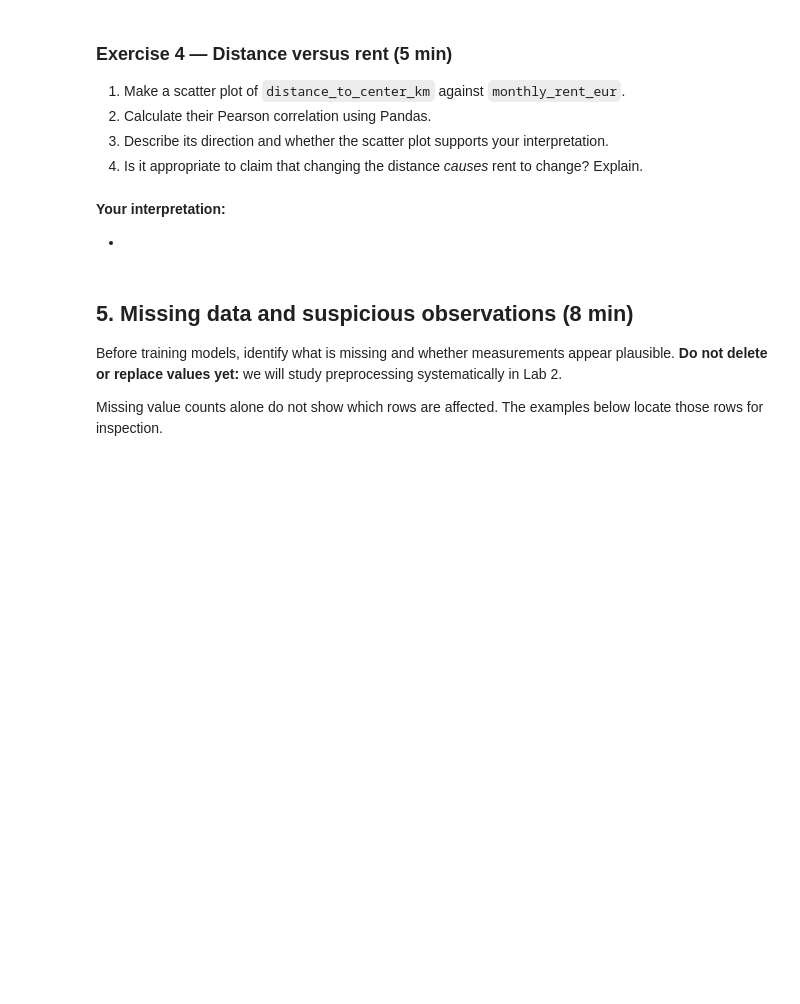
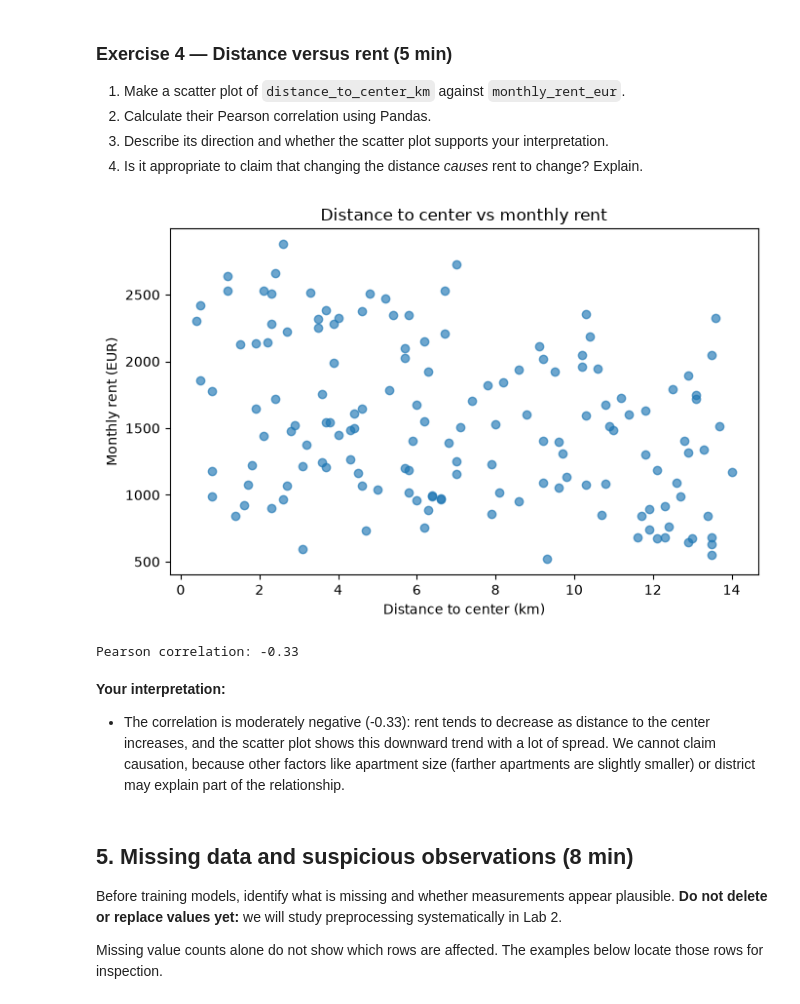
Before and after one commit to Adri2-2/AIWithPythonESIGELEC, a Jupyter notebook: lab01/03-data-exploration.ipynb, the cells around one changed output. Drawn from its saved outputs; the diff is of its cells as text; code cells hidden in the pictures; blank space fills up the shorter version.

```diff
--- a/lab01/03-data-exploration.ipynb
+++ b/lab01/03-data-exploration.ipynb
@@ -197,13 +319,23 @@ plt.show()
 3. Describe its direction and whether the scatter plot supports your interpretation.
 4. Is it appropriate to claim that changing the distance *causes* rent to change? Explain.
 # %%
-# TODO: scatter plot of distance_to_center_km vs monthly_rent_eur
-# TODO: correlation for these two columns
-# TODO: axis labels, title, plt.show()
+fig, ax = plt.subplots(figsize=(7, 4.5))
+ax.scatter(df["distance_to_center_km"], df["monthly_rent_eur"], alpha=0.65)
+ax.set_title("Distance to center vs monthly rent")
+ax.set_xlabel("Distance to center (km)")
+ax.set_ylabel("Monthly rent (EUR)")
+plt.tight_layout()
+plt.show()
+
+corr_dist = df["distance_to_center_km"].corr(df["monthly_rent_eur"])
+print(f"Pearson correlation: {corr_dist:.2f}")
+# %% [output]
+[figure, added]
+Pearson correlation: -0.33
 # %% [markdown]
 **Your interpretation:**
 
--
+- The correlation is moderately negative (-0.33): rent tends to decrease as distance to the center increases, and the scatter plot shows this downward trend with a lot of spread. We cannot claim causation, because other factors like apartment size (farther apartments are slightly smaller) or district may explain part of the relationship.
 # %% [markdown]
 ## 5. Missing data and suspicious observations (8 min)
 
```
Also changed, not shown: parts of 19 cells of this notebook.
